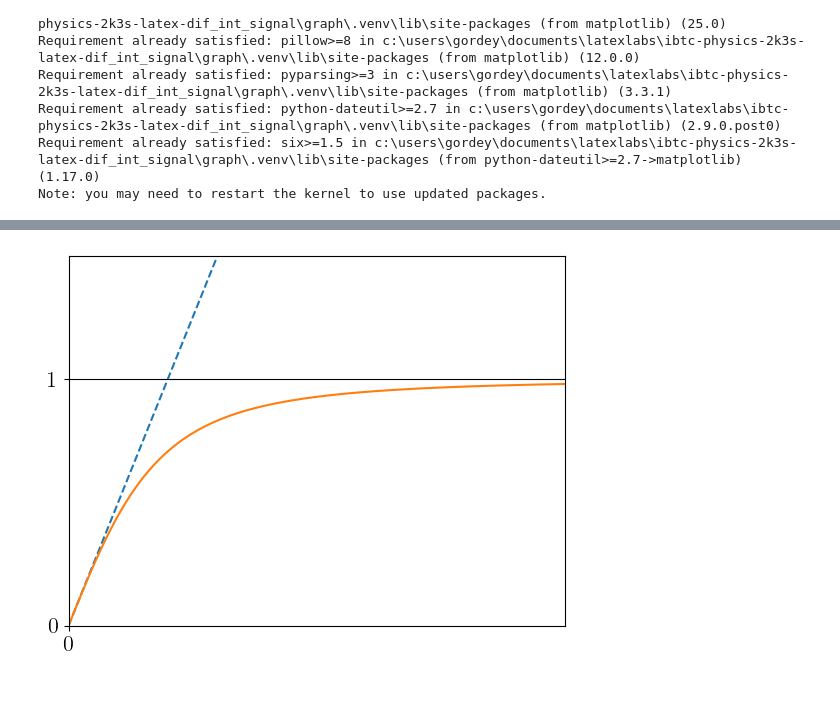
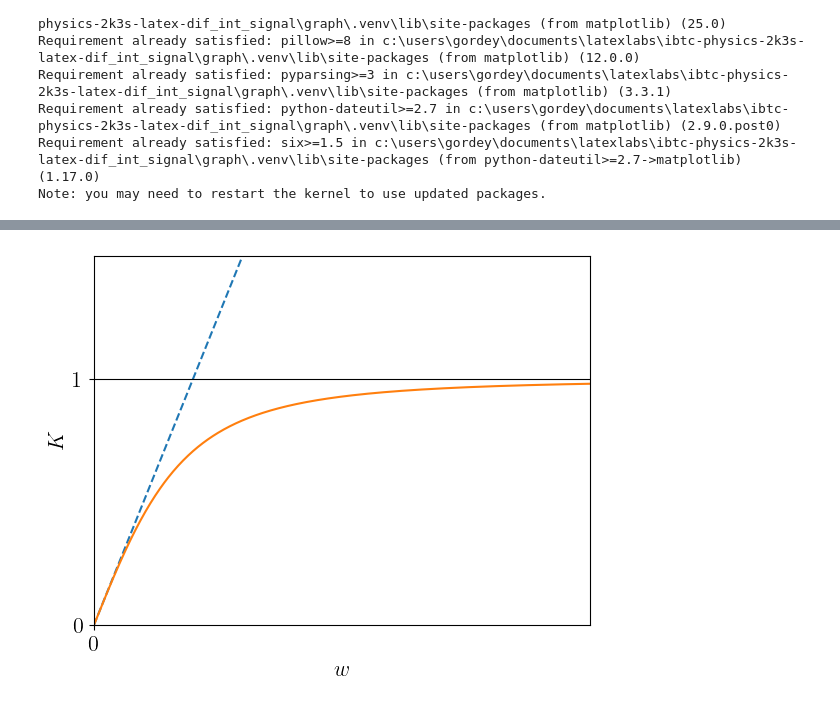
Before and after one commit to SerKin0/IBTC-physics-2k3s-latex-dif_int_signal, a Jupyter notebook: graph/charts/main.ipynb, the cells around one changed output, grey strips where cells are left out. Saved outputs shown, nothing was run; the diff lists cells and outputs as text; code cells hidden in the pictures.

```diff
--- a/graph/charts/main.ipynb
+++ b/graph/charts/main.ipynb
@@ -74,22 +78,24 @@ def Phi(w):
 # %%
 w = np.linspace(0, 0.2, 1000)
 
 y_k = [K(w_) for w_ in w]
 y_w = [w_ * C * R for w_ in w]
 
 plt.plot(w, y_w, linestyle='dashed')
 plt.plot(w, y_k)
 plt.plot([0, 0.2], [1, 1], linewidth='0.8', color='black')
 
 plt.xlim(0, 0.1)
 plt.ylim(0, 1.5)
 
 plt.yticks([0, 1], ['0', '1'])
 plt.xticks([0], [0])
+plt.xlabel('$w$')
+plt.ylabel('$K$')
 
 plt.savefig('3.pdf', dpi=300, transparent=True)
 # %% [output]
-[figure, old version]
+[figure, new version]
 # %%
 w = np.linspace(0, 0.2, 1000)
 
```
Also changed, not shown: parts of 3 cells of this notebook, 6 other files.
